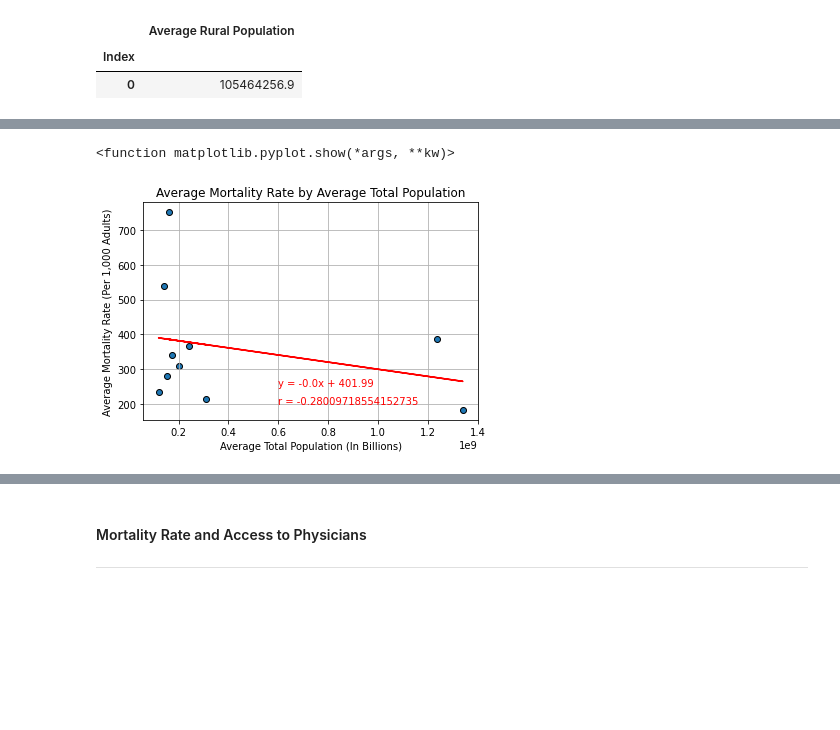
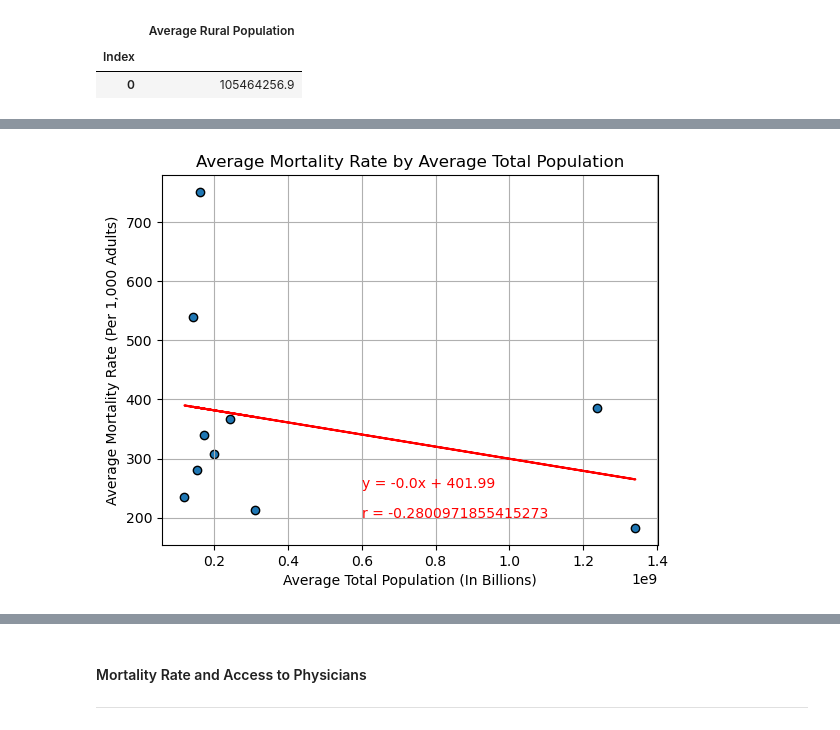
Before and after one commit to ralphy32/project_1, a Jupyter notebook: project1.ipynb, the cells around one changed output, grey strips where cells are left out. Saved outputs shown, nothing was run; the diff lists cells and outputs as text; code cells hidden in the pictures; blank space fills up the shorter version.

```diff
--- a/project1.ipynb
+++ b/project1.ipynb
@@ -286,27 +285,26 @@ plt.show
 # %%
 # Plot Average Mortality Rate by Average Total Population
 x_values = sorted_urban_df["Average Total Population"]
 y_values = sorted_urban_df["Average Mortality Rate (Per 1,000 Adults)"]
 plt.scatter(x_values,y_values, edgecolors="k")
 plt.title ("Average Mortality Rate by Average Total Population")
 plt.xlabel ("Average Total Population (In Billions)")
 plt.ylabel ("Average Mortality Rate (Per 1,000 Adults)")
 plt.grid()
 
 # Linear regression
 (slope, intercept, rvalue, pvalue, stderr) = linregress(x_values, y_values)
 regress_values = x_values * slope + intercept
 plt.plot(x_values, regress_values, "r")
 
 # Annotate
 line_eq = "y = " + str(round(slope,2)) + "x + " + str(round(intercept,2))
 plt.annotate(line_eq,(600000000,250),color="red")
 plt.annotate(f'r = {rvalue}',(600000000, 200),color="r")
 
-plt.show
+plt.show()
 # %% [output]
-<function matplotlib.pyplot.show(*args, **kw)>
-[figure, old version]
+[figure, new version]
 # %%
 # Plot Average Mortality Rate by Average Urban Population
 x_values = sorted_urban_df["Average Urban Population"]
```
Also changed, not shown: parts of 4 cells of this notebook, 6 other files.
